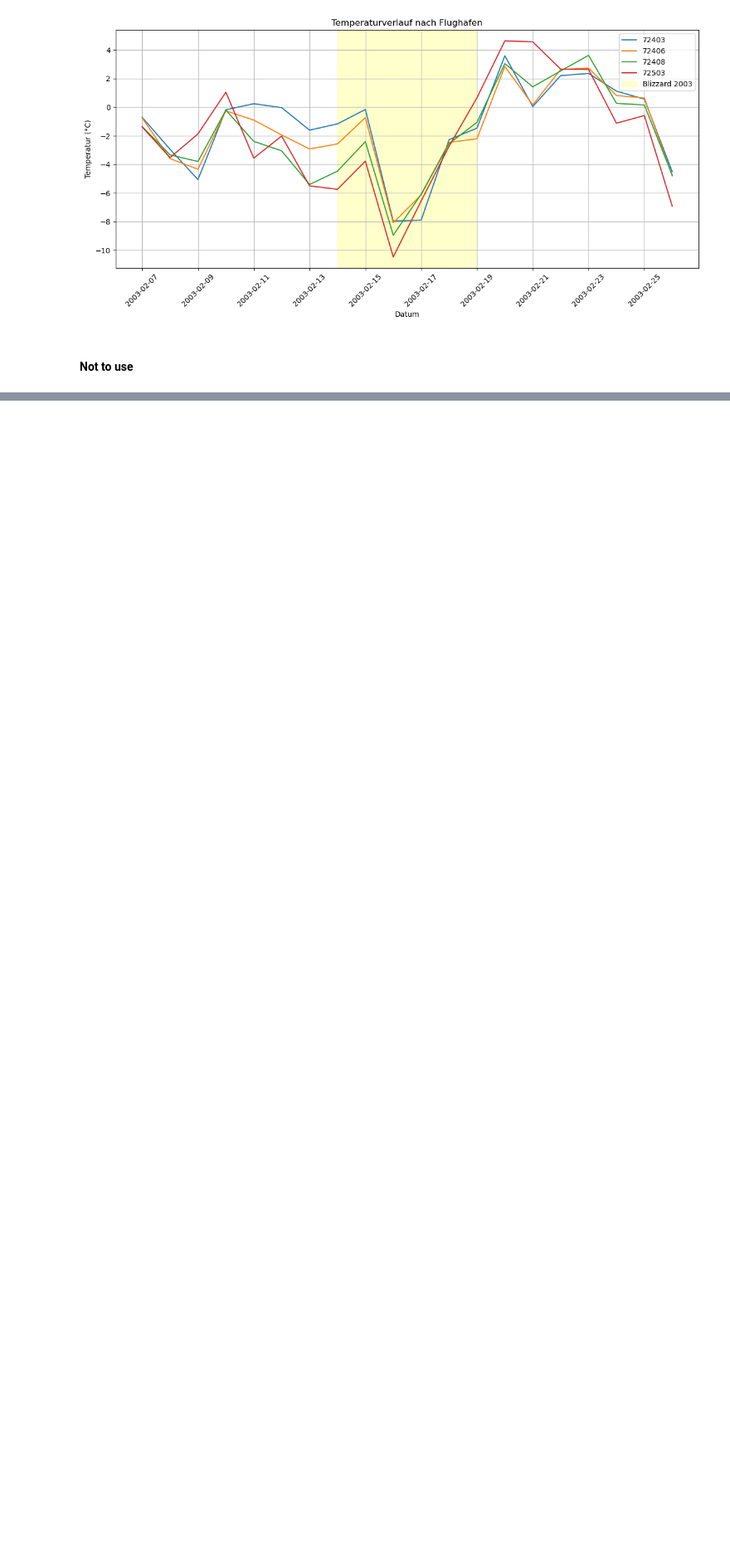
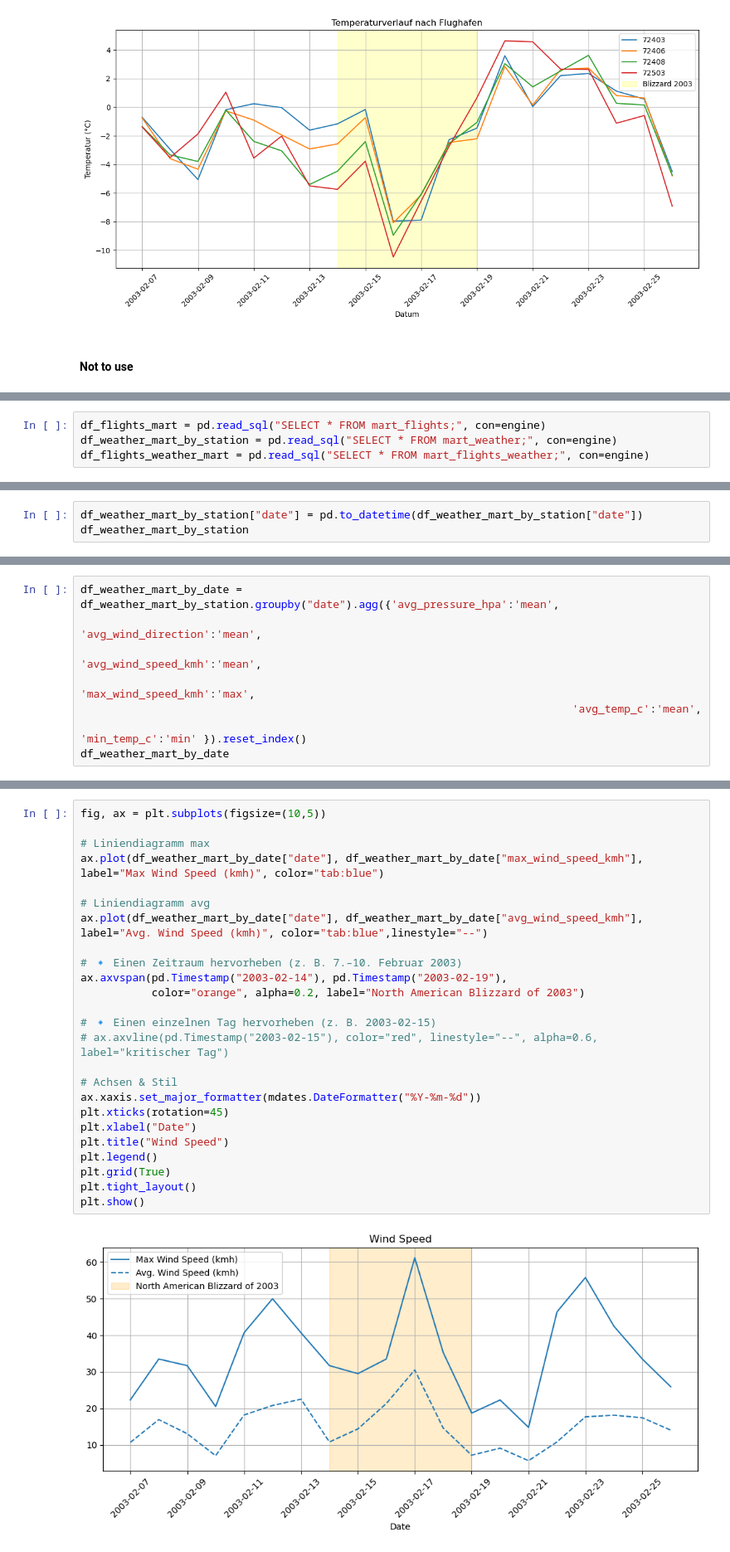
Before and after one commit to neuefische/da-analytics-engineering-project, a Jupyter notebook: notebooks_workspace/EDA_janina.ipynb, the cells around one changed output, grey strips where cells are left out. Shown at 83% size. Drawn from its saved outputs; the diff is of its cells as text; blank space fills up the shorter version.

```diff
--- a/notebooks_workspace/EDA_janina.ipynb
+++ b/notebooks_workspace/EDA_janina.ipynb
@@ -443,0 +454,4 @@ plt.show()
+# %%
+df_flights_mart = pd.read_sql("SELECT * FROM mart_flights;", con=engine)
+df_weather_mart_by_station = pd.read_sql("SELECT * FROM mart_weather;", con=engine)
+df_flights_weather_mart = pd.read_sql("SELECT * FROM mart_flights_weather;", con=engine)
@@ -443,0 +460,3 @@ plt.show()
+# %%
+df_weather_mart_by_station["date"] = pd.to_datetime(df_weather_mart_by_station["date"])
+df_weather_mart_by_station
@@ -443,0 +477,8 @@ plt.show()
+# %%
+df_weather_mart_by_date = df_weather_mart_by_station.groupby("date").agg({'avg_pressure_hpa':'mean',
+                                                                            'avg_wind_direction':'mean',
+                                                                            'avg_wind_speed_kmh':'mean',
+                                                                            'max_wind_speed_kmh':'max',
+                                                                            'avg_temp_c':'mean',
+                                                                                'min_temp_c':'min' }).reset_index()
+df_weather_mart_by_date
@@ -443,0 +559,27 @@ plt.show()
+# %%
+fig, ax = plt.subplots(figsize=(10,5))
+
+# Liniendiagramm max
+ax.plot(df_weather_mart_by_date["date"], df_weather_mart_by_date["max_wind_speed_kmh"], label="Max Wind Speed (kmh)", color="tab:blue")
+
+# Liniendiagramm avg
+ax.plot(df_weather_mart_by_date["date"], df_weather_mart_by_date["avg_wind_speed_kmh"], label="Avg. Wind Speed (kmh)", color="tab:blue",linestyle="--")
+
+# 🔹 Einen Zeitraum hervorheben (z. B. 7.–10. Februar 2003)
+ax.axvspan(pd.Timestamp("2003-02-14"), pd.Timestamp("2003-02-19"),
+           color="orange", alpha=0.2, label="North American Blizzard of 2003")
+
+# 🔹 Einen einzelnen Tag hervorheben (z. B. 2003-02-15)
+# ax.axvline(pd.Timestamp("2003-02-15"), color="red", linestyle="--", alpha=0.6, label="kritischer Tag")
+
+# Achsen & Stil
+ax.xaxis.set_major_formatter(mdates.DateFormatter("%Y-%m-%d"))
+plt.xticks(rotation=45)
+plt.xlabel("Date")
+plt.title("Wind Speed")
+plt.legend()
+plt.grid(True)
+plt.tight_layout()
+plt.show()
+# %% [output]
+[figure, added]
```
Also changed, not shown: parts of 17 cells of this notebook.
